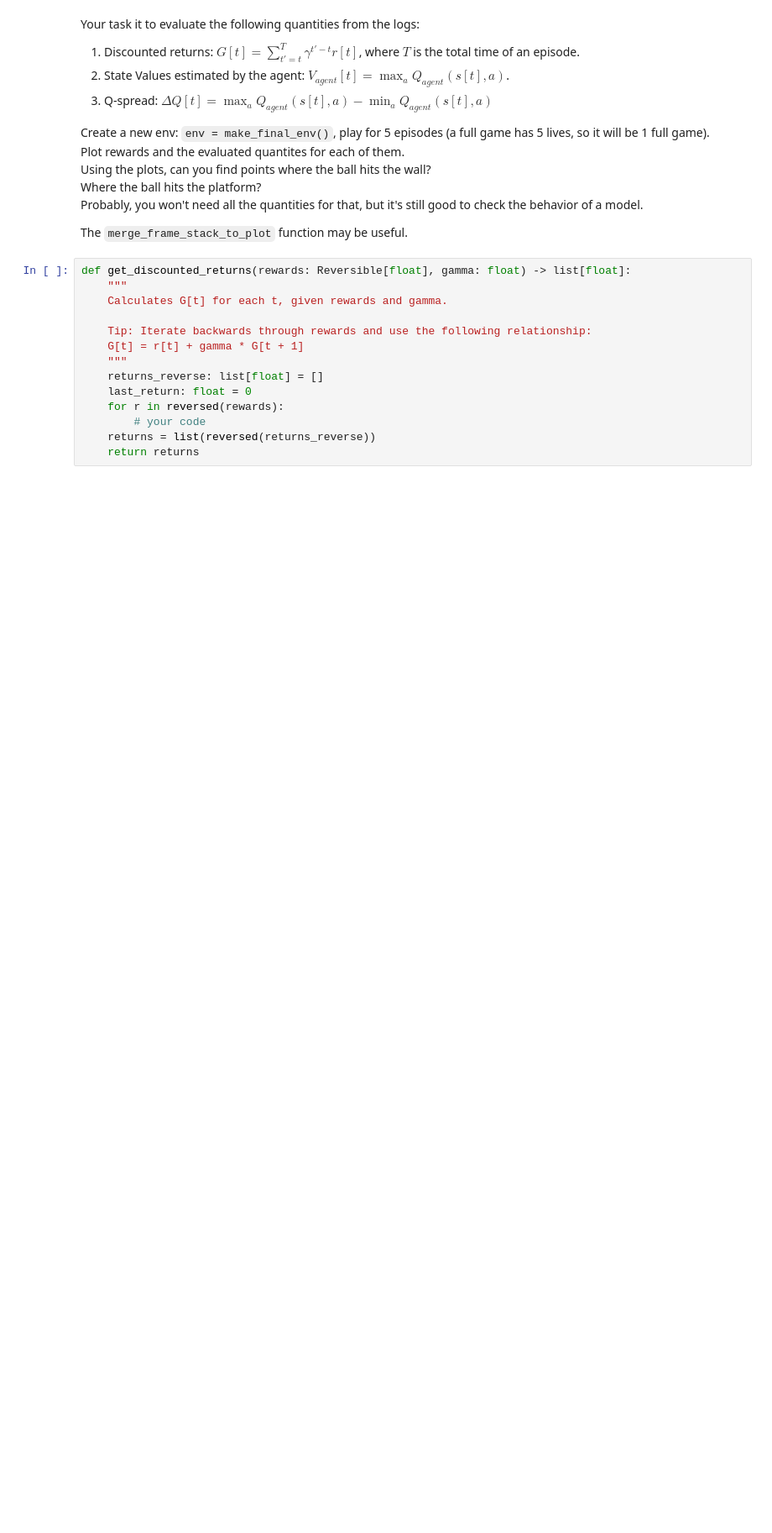
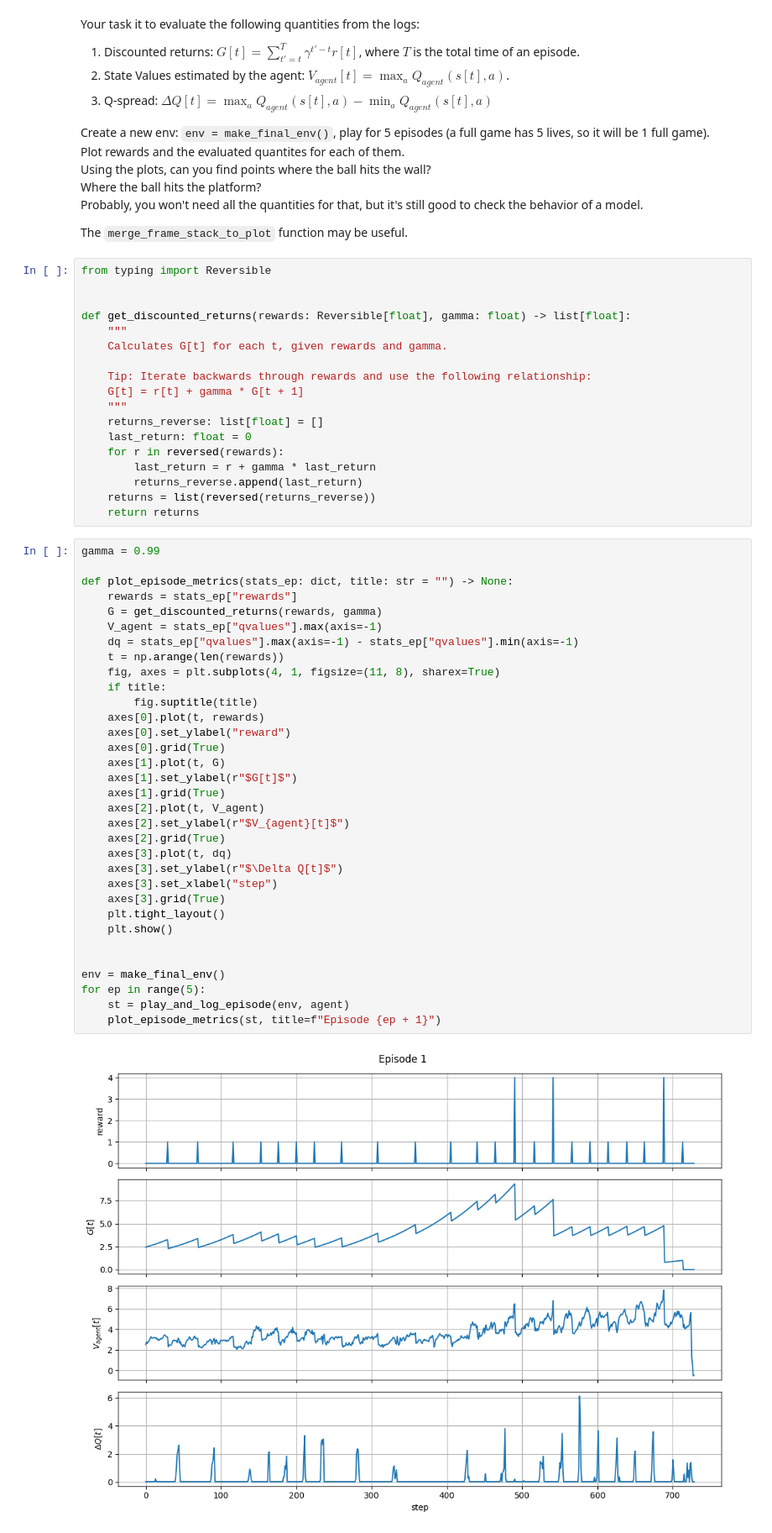
Before and after one commit to nullz1ro/rl, a Jupyter notebook: hw4/homework_pytorch_main.ipynb, the cells around one changed output. Shown at 84% size. Saved outputs shown, nothing was run; the diff lists cells and outputs as text; blank space fills up the shorter version.

```diff
--- a/hw4/homework_pytorch_main.ipynb
+++ b/hw4/homework_pytorch_main.ipynb
@@ -1278,6 +1304,9 @@ Probably, you won't need all the quantities for that, but it's still good to che
 
 The `merge_frame_stack_to_plot` function may be useful.
 # %%
+from typing import Reversible
+
+
 def get_discounted_returns(rewards: Reversible[float], gamma: float) -> list[float]:
     """
     Calculates G[t] for each t, given rewards and gamma.
@@ -1288,6 +1317,42 @@ def get_discounted_returns(rewards: Reversible[float], gamma: float) -> list[flo
     returns_reverse: list[float] = []
     last_return: float = 0
     for r in reversed(rewards):
-        # your code
+        last_return = r + gamma * last_return
+        returns_reverse.append(last_return)
     returns = list(reversed(returns_reverse))
     return returns
+# %%
+gamma = 0.99
+
+def plot_episode_metrics(stats_ep: dict, title: str = "") -> None:
+    rewards = stats_ep["rewards"]
+    G = get_discounted_returns(rewards, gamma)
+    V_agent = stats_ep["qvalues"].max(axis=-1)
+    dq = stats_ep["qvalues"].max(axis=-1) - stats_ep["qvalues"].min(axis=-1)
+    t = np.arange(len(rewards))
+    fig, axes = plt.subplots(4, 1, figsize=(11, 8), sharex=True)
+    if title:
+        fig.suptitle(title)
+    axes[0].plot(t, rewards)
+    axes[0].set_ylabel("reward")
+    axes[0].grid(True)
+    axes[1].plot(t, G)
+    axes[1].set_ylabel(r"$G[t]$")
+    axes[1].grid(True)
+    axes[2].plot(t, V_agent)
+    axes[2].set_ylabel(r"$V_{agent}[t]$")
+    axes[2].grid(True)
+    axes[3].plot(t, dq)
+    axes[3].set_ylabel(r"$\Delta Q[t]$")
+    axes[3].set_xlabel("step")
+    axes[3].grid(True)
+    plt.tight_layout()
+    plt.show()
+
+
+env = make_final_env()
+for ep in range(5):
+    st = play_and_log_episode(env, agent)
+    plot_episode_metrics(st, title=f"Episode {ep + 1}")
+# %% [output]
+[figure, added]
```
Also changed, not shown: parts of 23 cells of this notebook, 1 other file.
